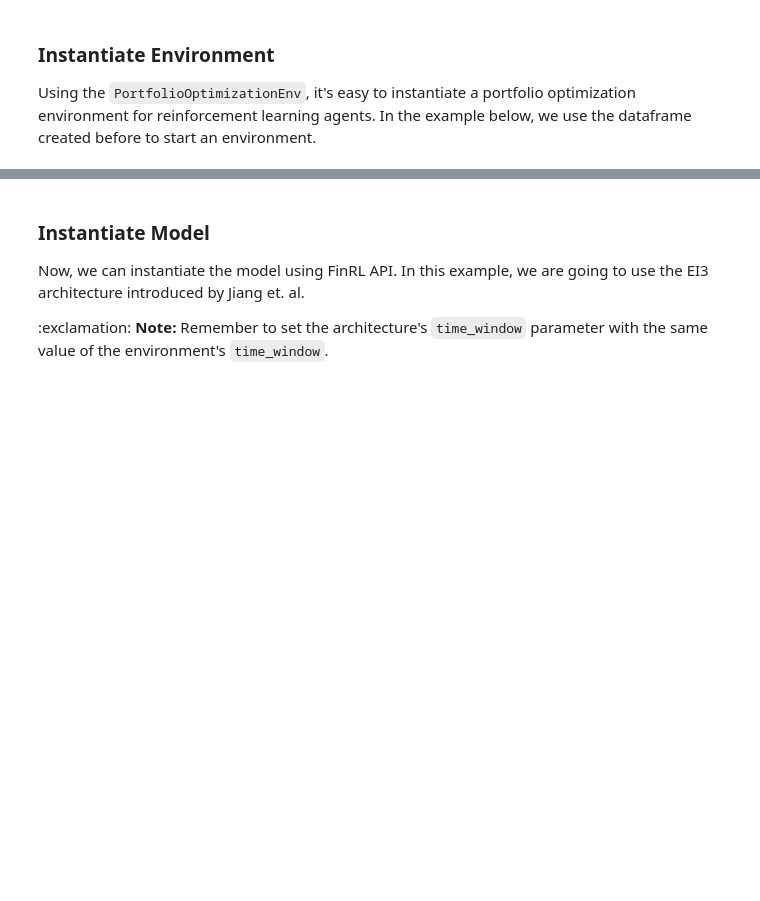
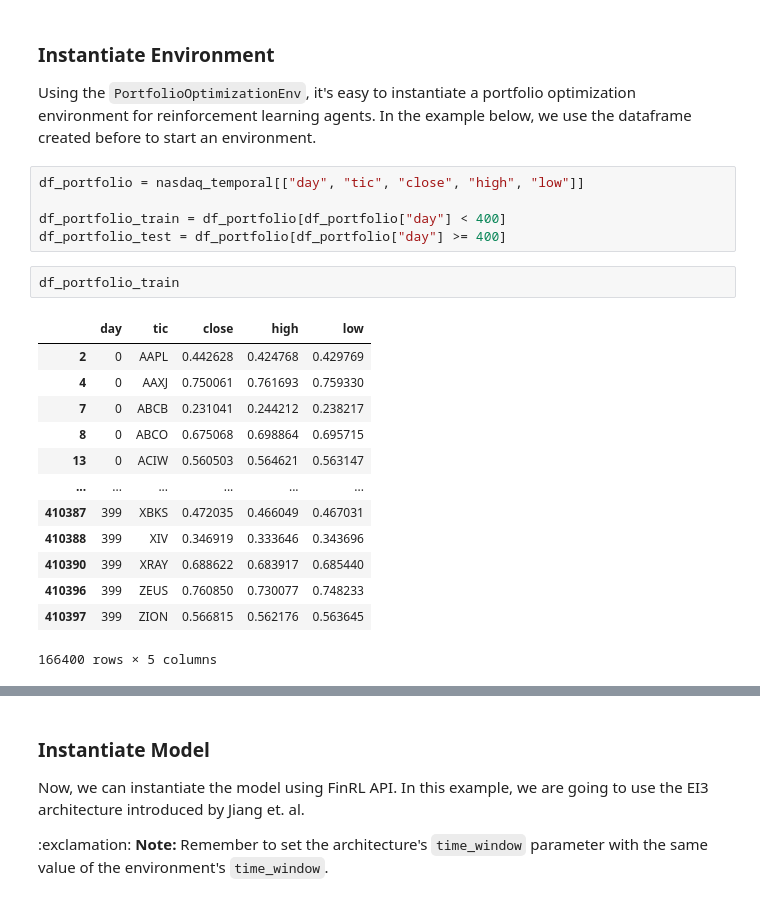
Before and after one commit to pete21/marketbroker, a Jupyter notebook: notebooks/finrl_examples/FinRL_GPM_Demo.ipynb, the cells around one changed output, grey strips where cells are left out. Saved outputs shown, nothing was run; the diff lists cells and outputs as text; blank space fills up the shorter version.

Commit message:
feat: test notebooks

```diff
--- a/notebooks/finrl_examples/FinRL_GPM_Demo.ipynb
+++ b/notebooks/finrl_examples/FinRL_GPM_Demo.ipynb
@@ -228,3 +237,24 @@ tensor([0, 0, 0,  ..., 2, 6, 6])
 ### Instantiate Environment
 
 Using the `PortfolioOptimizationEnv`, it's easy to instantiate a portfolio optimization environment for reinforcement learning agents. In the example below, we use the dataframe created before to start an environment.
+# %%
+df_portfolio = nasdaq_temporal[["day", "tic", "close", "high", "low"]]
+
+df_portfolio_train = df_portfolio[df_portfolio["day"] < 400]
+df_portfolio_test = df_portfolio[df_portfolio["day"] >= 400]
+# %%
+df_portfolio_train
+# %% [output]
+|  | day | tic | close | high | low |
+| 2 | 0 | AAPL | 0.442628 | 0.424768 | 0.429769 |
+| 4 | 0 | AAXJ | 0.750061 | 0.761693 | 0.759330 |
+| 7 | 0 | ABCB | 0.231041 | 0.244212 | 0.238217 |
+| 8 | 0 | ABCO | 0.675068 | 0.698864 | 0.695715 |
+| 13 | 0 | ACIW | 0.560503 | 0.564621 | 0.563147 |
+| ... | ... | ... | ... | ... | ... |
+| 410387 | 399 | XBKS | 0.472035 | 0.466049 | 0.467031 |
+| 410388 | 399 | XIV | 0.346919 | 0.333646 | 0.343696 |
+| 410390 | 399 | XRAY | 0.688622 | 0.683917 | 0.685440 |
+| 410396 | 399 | ZEUS | 0.760850 | 0.730077 | 0.748233 |
+| 410397 | 399 | ZION | 0.566815 | 0.562176 | 0.563645 |
+166400 rows × 5 columns
```
Also changed, not shown: parts of 11 cells of this notebook, 23 other files.
